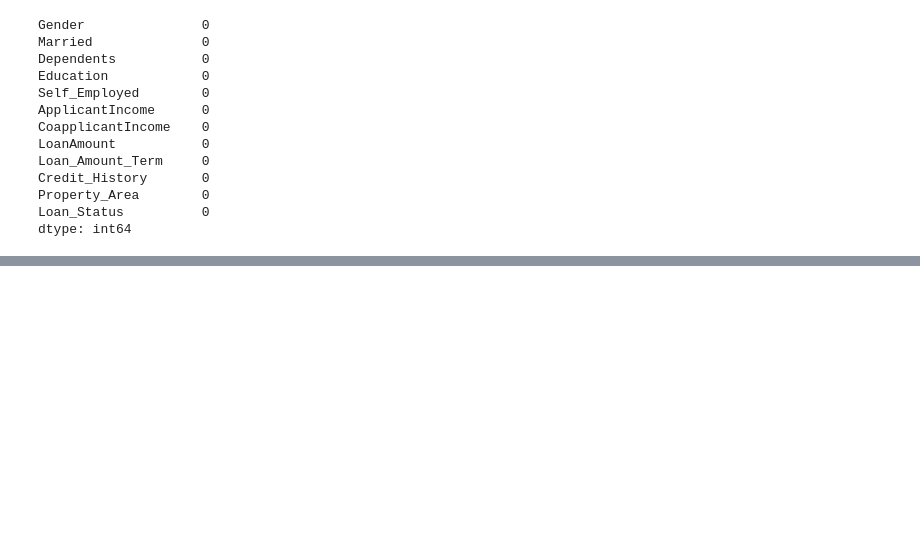
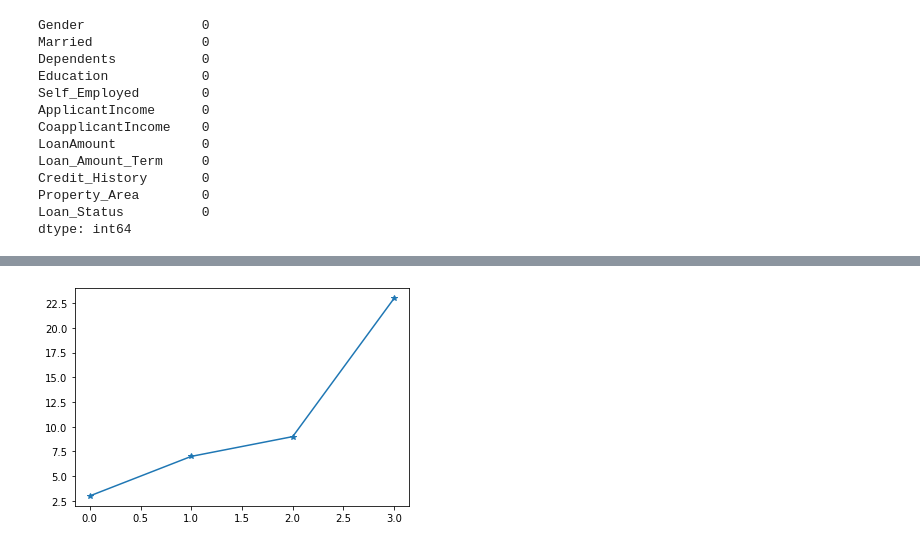
Before and after one commit to nishanavnathnikam/edu-python, a Jupyter notebook: Libraries For ML.ipynb, the cells around one changed output, grey strips where cells are left out. Cells and saved outputs as stored; diff of their text form; code cells hidden in the pictures; blank space fills up the shorter version.

```diff
--- a/Libraries For ML.ipynb
+++ b/Libraries For ML.ipynb
@@ -994,0 +1164,8 @@ dtype: int64
+# %%
+#marker
+x=np.array([3,7,9,23])
+
+plt.plot(x,marker="*")
+plt.show()
+# %% [output]
+[figure, added]
```
Also changed, not shown: parts of 64 cells of this notebook, 4 other files.
